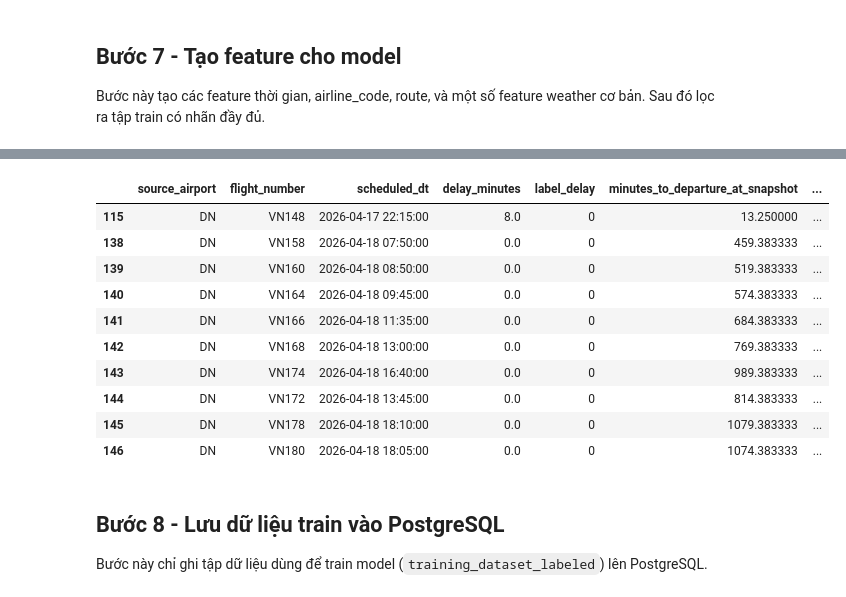
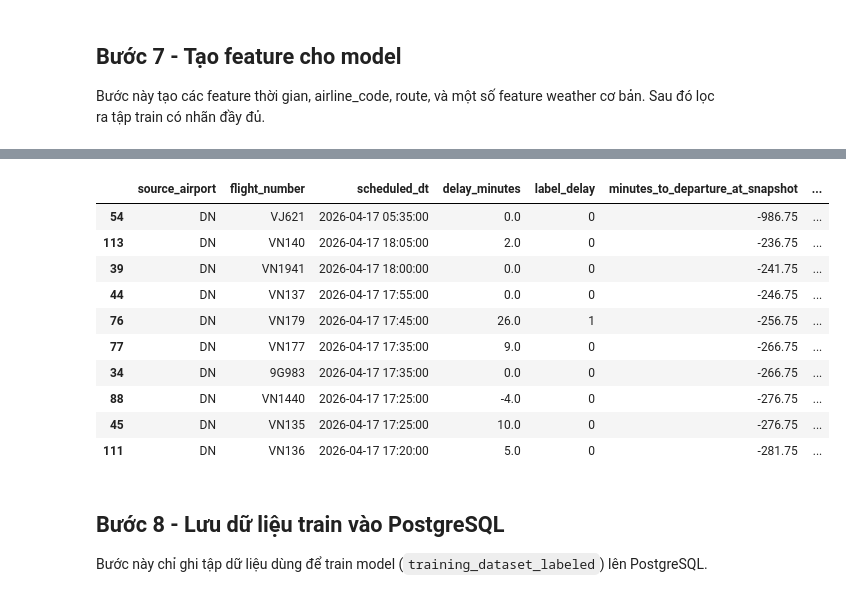
Before and after one commit to tdat1465/data-monitoring-lab, a Jupyter notebook: Data Collection + Processing/dataProcessing.ipynb, the cells around one changed output, grey strips where cells are left out. Drawn from its saved outputs; the diff is of its cells as text; code cells hidden in the pictures.

```diff
--- a/Data Collection + Processing/dataProcessing.ipynb
+++ b/Data Collection + Processing/dataProcessing.ipynb
@@ -598,25 +684,32 @@ Bước này tạo các feature thời gian, airline_code, route, và một số
 # %%
 def add_features(df: pd.DataFrame) -> pd.DataFrame:
     out = df.copy()
+
 
     out["scheduled_hour"] = out["scheduled_dt"].dt.hour
     out["scheduled_dayofweek"] = out["scheduled_dt"].dt.dayofweek
     out["scheduled_month"] = out["scheduled_dt"].dt.month
 
+
     # Cyclical encoding (giống notebook training)
     out["sin_hour"] = np.sin(2 * np.pi * out["scheduled_hour"] / 24)
     out["cos_hour"] = np.cos(2 * np.pi * out["scheduled_hour"] / 24)
 
+
     out["airline_code"] = out["flight_number"].str.extract(r"^([A-Z0-9]{2})", expand=False)
     out["flight_num_only"] = pd.to_numeric(out["flight_number"].str.extract(r"(\d+)", expand=False), errors="coerce")
+
 
     out["minutes_to_departure_at_snapshot"] = (out["scheduled_dt"] - out["retrieved_at_vn"]).dt.total_seconds() / 60.0
     out["is_estimated_missing"] = out["estimated_dt"].isna().astype(int)
 
+
     # Defensive casts: một số cột weather có thể là object/str
     out["temperature_c"] = pd.to_numeric(out["temperature_c"], errors="coerce")
     out["dew_point_c"] = pd.to_numeric(out["dew_point_c"], errors="coerce")
+    out["wind_speed_kt"] = pd.to_numeric(out["wind_speed_kt"], errors="coerce")
     out["visibility_miles"] = pd.to_numeric(out["visibility_miles"], errors="coerce")
+
 
     # Visibility binning (giống notebook training)
     out["visibility_bin"] = pd.cut(
@@ -625,23 +718,79 @@ def add_features(df: pd.DataFrame) -> pd.DataFrame:
         labels=["Bad", "Medium", "Good"],
     ).astype(str)
 
+
     out["temp_dew_spread"] = out["temperature_c"] - out["dew_point_c"]
     out["is_low_visibility"] = (out["visibility_miles"] <= 3).astype(float)
+    out["is_fog_risk"] = ((out["temp_dew_spread"] < 2) & (out["wind_speed_kt"] < 5)).astype(float)
 
+
+    return out
+
+
+def add_operational_features(df: pd.DataFrame) -> pd.DataFrame:
+    out = df.copy()
+
+
+    def _congestion(g: pd.DataFrame) -> pd.DataFrame:
+        g = g.sort_values("scheduled_dt")
+        if g["scheduled_dt"].notna().any():
+            s = g.set_index("scheduled_dt")
+            g["airport_congestion_2h"] = s["flight_key"].rolling("2h", center=True).count().values
+        else:
+            g["airport_congestion_2h"] = np.nan
+        return g
+
+
+    def _rolling_delay(g: pd.DataFrame) -> pd.DataFrame:
+        g = g.sort_values("retrieved_at_vn")
+        if g["retrieved_at_vn"].notna().any():
+            s = g.set_index("retrieved_at_vn")
+            g["rolling_delay_rate_2h"] = s["label_delay"].rolling("2h", closed="left").mean().values
+        else:
+            g["rolling_delay_rate_2h"] = np.nan
+        return g
+
+
+    out = out.groupby("source_airport", group_keys=False).apply(_congestion)
+    out = out.groupby("source_airport", group_keys=False).apply(_rolling_delay)
+    return out
+
+
+def add_target_encodings(train_df: pd.DataFrame, apply_df: pd.DataFrame) -> pd.DataFrame:
+    out = apply_df.copy()
+    global_rate = train_df["label_delay"].mean()
+    route_rate = train_df.groupby("route_airport_std")["label_delay"].mean()
+    airline_rate = train_df.groupby("airline_code")["label_delay"].mean()
+
+
+    out["route_delay_rate"] = out["route_airport_std"].map(route_rate).fillna(global_rate)
+    out["airline_historical_delay_rate"] = out["airline_code"].map(airline_rate).fillna(global_rate)
     return out
 
 
 current_features = add_features(current_with_weather)
 training_features = add_features(train_with_weather)
 
+
+current_features = add_operational_features(current_features)
+training_features = add_operational_features(training_features)
+
+
+train_base = training_features[training_features["label_delay"].isin([0, 1])].copy()
+current_features = add_target_encodings(train_base, current_features)
+training_features = add_target_encodings(train_base, training_features)
+
+
 # Keep only labeled rows for training
 training_dataset = training_features[training_features["label_delay"].isin([0, 1])].copy()
 training_dataset["label_delay"] = training_dataset["label_delay"].astype(int)
 
-# Fix data leakage (giống notebook training): chỉ dùng snapshot trước giờ bay
-n_before = len(training_dataset)
-training_dataset = training_dataset[training_dataset["minutes_to_departure_at_snapshot"] >= 0].copy()
-print("Dropped leakage rows (minutes_to_departure_at_snapshot < 0):", n_before - len(training_dataset))
+
+# # Fix data leakage (giống notebook training): chỉ dùng snapshot trước giờ bay
+# n_before = len(training_dataset)
+# training_dataset = training_dataset[training_dataset["minutes_to_departure_at_snapshot"] >= 0].copy()
+# print("Dropped leakage rows (minutes_to_departure_at_snapshot < 0):", n_before - len(training_dataset))
+
 
 print("Training dataset shape:", training_dataset.shape)
 training_dataset[["source_airport", "flight_number", "scheduled_dt", "delay_minutes", "label_delay", "minutes_to_departure_at_snapshot", "visibility_miles", "visibility_bin"]].head(10)
@@ -651,14 +799,14 @@ Training dataset shape: (3358, 40)
 |  | source_airport | flight_number | scheduled_dt | delay_minutes | label_delay | minutes_to_departure_at_snapshot | ... |
-| 115 | DN | VN148 | 2026-04-17 22:15:00 | 8.0 | 0 | 13.250000 | ... |
-| 138 | DN | VN158 | 2026-04-18 07:50:00 | 0.0 | 0 | 459.383333 | ... |
-| 139 | DN | VN160 | 2026-04-18 08:50:00 | 0.0 | 0 | 519.383333 | ... |
-| 140 | DN | VN164 | 2026-04-18 09:45:00 | 0.0 | 0 | 574.383333 | ... |
-| 141 | DN | VN166 | 2026-04-18 11:35:00 | 0.0 | 0 | 684.383333 | ... |
-| 142 | DN | VN168 | 2026-04-18 13:00:00 | 0.0 | 0 | 769.383333 | ... |
-| 143 | DN | VN174 | 2026-04-18 16:40:00 | 0.0 | 0 | 989.383333 | ... |
-| 144 | DN | VN172 | 2026-04-18 13:45:00 | 0.0 | 0 | 814.383333 | ... |
-| 145 | DN | VN178 | 2026-04-18 18:10:00 | 0.0 | 0 | 1079.383333 | ... |
-| 146 | DN | VN180 | 2026-04-18 18:05:00 | 0.0 | 0 | 1074.383333 | ... |
+| 54 | DN | VJ621 | 2026-04-17 05:35:00 | 0.0 | 0 | -986.75 | ... |
+| 113 | DN | VN140 | 2026-04-17 18:05:00 | 2.0 | 0 | -236.75 | ... |
+| 39 | DN | VN1941 | 2026-04-17 18:00:00 | 0.0 | 0 | -241.75 | ... |
+| 44 | DN | VN137 | 2026-04-17 17:55:00 | 0.0 | 0 | -246.75 | ... |
+| 76 | DN | VN179 | 2026-04-17 17:45:00 | 26.0 | 1 | -256.75 | ... |
+| 77 | DN | VN177 | 2026-04-17 17:35:00 | 9.0 | 0 | -266.75 | ... |
+| 34 | DN | 9G983 | 2026-04-17 17:35:00 | 0.0 | 0 | -266.75 | ... |
+| 88 | DN | VN1440 | 2026-04-17 17:25:00 | -4.0 | 0 | -276.75 | ... |
+| 45 | DN | VN135 | 2026-04-17 17:25:00 | 10.0 | 0 | -276.75 | ... |
+| 111 | DN | VN136 | 2026-04-17 17:20:00 | 5.0 | 0 | -281.75 | ... |
 # %% [markdown]
 ## Bước 8 - Lưu dữ liệu train vào PostgreSQL
 
```
Also changed, not shown: parts of 9 cells of this notebook.
